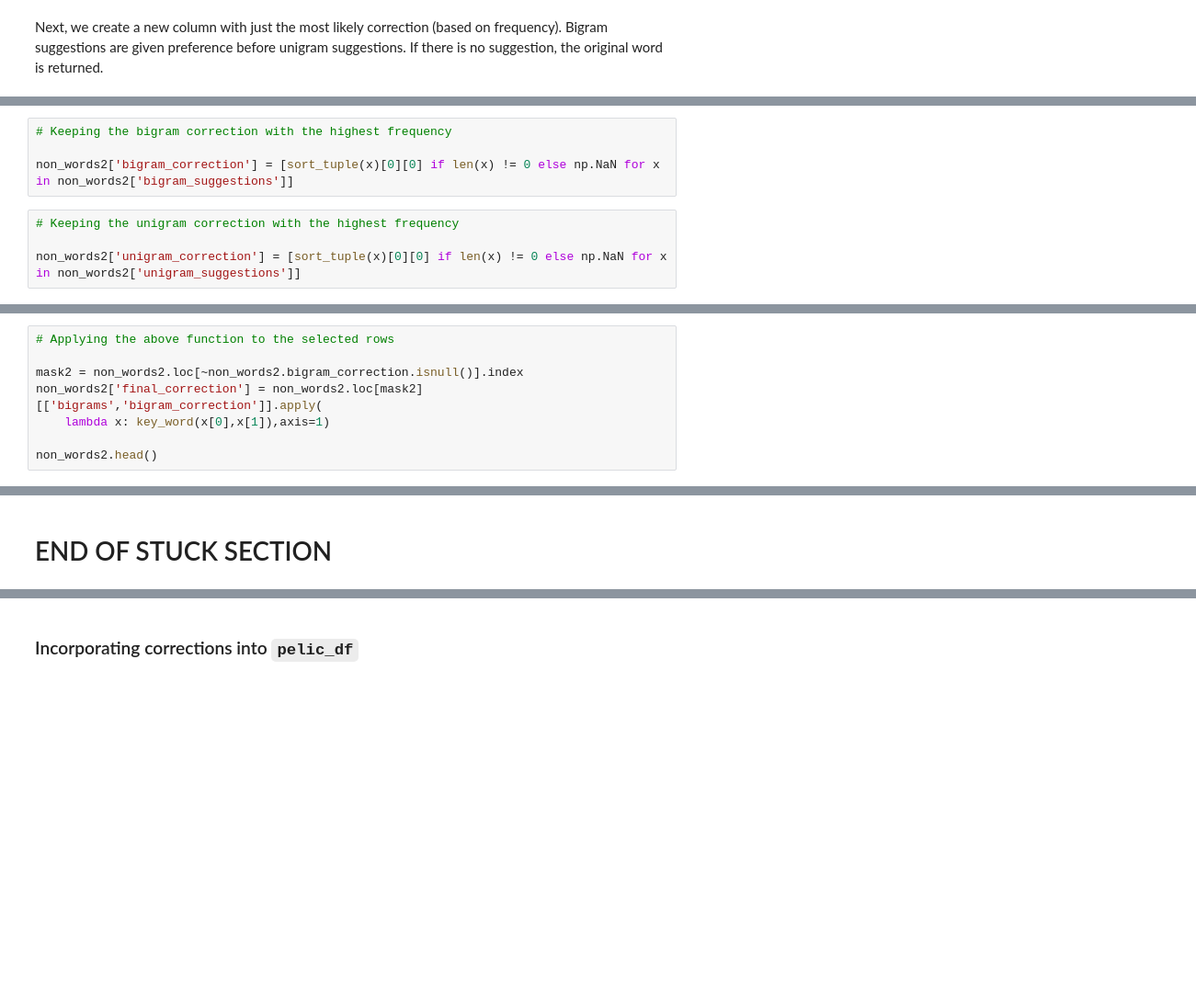
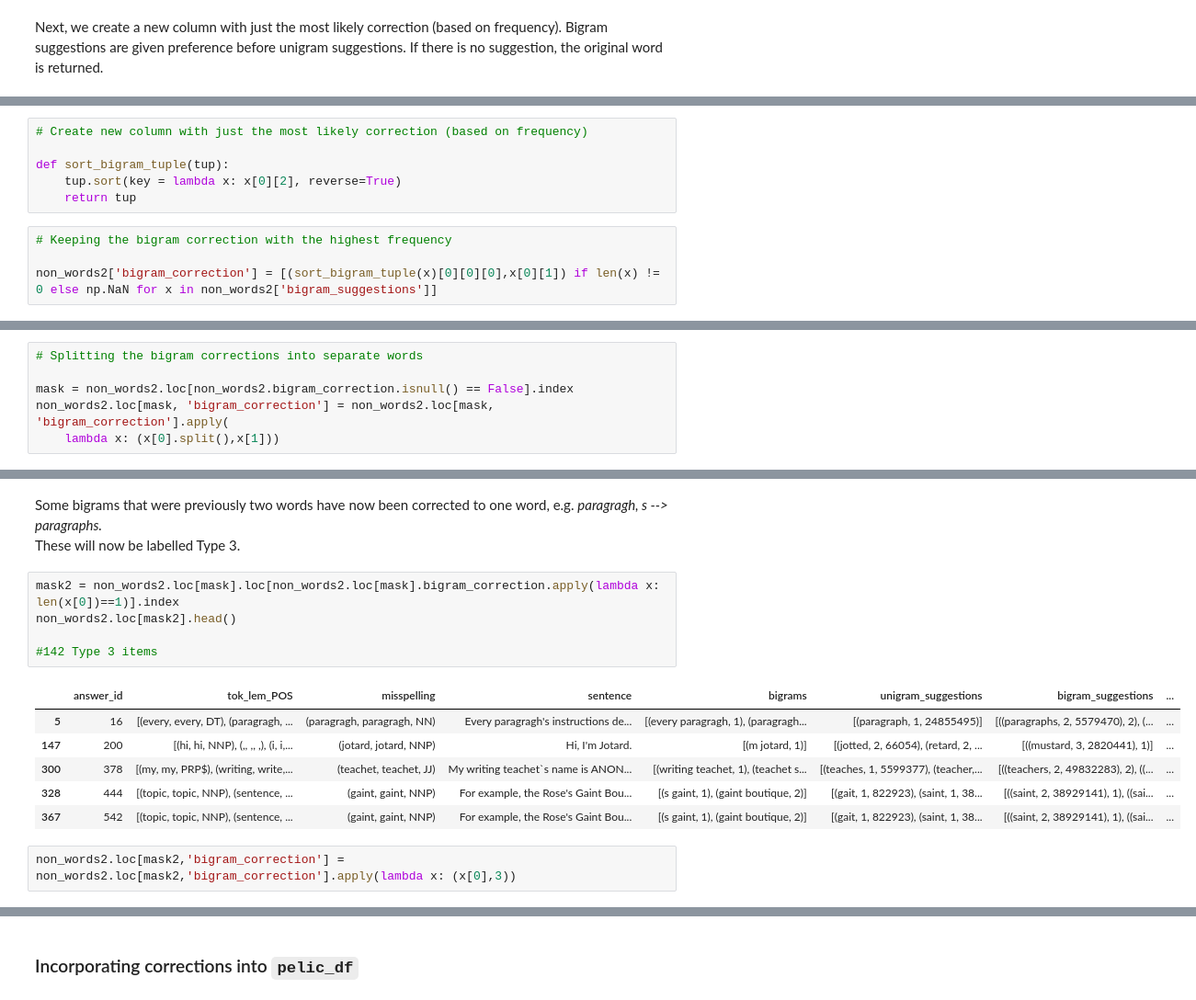
Before and after one commit to ELI-Data-Mining-Group/PELIC-spelling, a Jupyter notebook: PELIC_spelling.ipynb, the cells around one changed output, grey strips where cells are left out. Shown at 92% size. Drawn from its saved outputs; the diff is of its cells as text; blank space fills up the shorter version.

```diff
--- a/PELIC_spelling.ipynb
+++ b/PELIC_spelling.ipynb
@@ -851,8 +861,10 @@ def sort_tuple(tup):
+# %%
+# Create new column with just the most likely correction (based on frequency)
+
+def sort_bigram_tuple(tup):
+    tup.sort(key = lambda x: x[0][2], reverse=True)
+    return tup
 # %%
 # Keeping the bigram correction with the highest frequency
 
-non_words2['bigram_correction'] = [sort_tuple(x)[0][0] if len(x) != 0 else np.NaN for x in non_words2['bigram_suggestions']]
+non_words2['bigram_correction'] = [(sort_bigram_tuple(x)[0][0][0],x[0][1]) if len(x) != 0 else np.NaN for x in non_words2['bigram_suggestions']]
-# %%
-# Keeping the unigram correction with the highest frequency
-
-non_words2['unigram_correction'] = [sort_tuple(x)[0][0] if len(x) != 0 else np.NaN for x in non_words2['unigram_suggestions']]
@@ -872,8 +871,6 @@ def key_word(bigrams,bigram_correction):
 # %%
-# Applying the above function to the selected rows
+# Splitting the bigram corrections into separate words
 
-mask2 = non_words2.loc[~non_words2.bigram_correction.isnull()].index
-non_words2['final_correction'] = non_words2.loc[mask2][['bigrams','bigram_correction']].apply(
-    lambda x: key_word(x[0],x[1]),axis=1)
-
-non_words2.head()
+mask = non_words2.loc[non_words2.bigram_correction.isnull() == False].index
+non_words2.loc[mask, 'bigram_correction'] = non_words2.loc[mask, 'bigram_correction'].apply(
+    lambda x: (x[0].split(),x[1]))
@@ -924,2 +877,17 @@ pd.concat(g for _, g in non_words2.groupby("sentence") if len(g) > 1).loc[(non_w
-# %% [markdown]
-# END OF STUCK SECTION
+# %% [markdown]
+Some bigrams that were previously two words have now been corrected to one word, e.g. _paragragh, s --> paragraphs._
+These will now be labelled Type 3.
+# %%
+mask2 = non_words2.loc[mask].loc[non_words2.loc[mask].bigram_correction.apply(lambda x: len(x[0])==1)].index
+non_words2.loc[mask2].head()
+
+#142 Type 3 items
+# %% [output]
+|  | answer_id | tok_lem_POS | misspelling | sentence | bigrams | unigram_suggestions | bigram_suggestions | ... |
+| 5 | 16 | [(every, every, DT), (paragragh, ... | (paragragh, paragragh, NN) | Every paragragh's instructions de... | [(every paragragh, 1), (paragragh... | [(paragraph, 1, 24855495)] | [((paragraphs, 2, 5579470), 2), (... | ... |
+| 147 | 200 | [(hi, hi, NNP), (,, ,, ,), (i, i,... | (jotard, jotard, NNP) | Hi, I'm Jotard. | [(m jotard, 1)] | [(jotted, 2, 66054), (retard, 2, ... | [((mustard, 3, 2820441), 1)] | ... |
+| 300 | 378 | [(my, my, PRP$), (writing, write,... | (teachet, teachet, JJ) | My writing teachet`s name is ANON... | [(writing teachet, 1), (teachet s... | [(teaches, 1, 5599377), (teacher,... | [((teachers, 2, 49832283), 2), ((... | ... |
+| 328 | 444 | [(topic, topic, NNP), (sentence, ... | (gaint, gaint, NNP) | For example, the Rose's Gaint Bou... | [(s gaint, 1), (gaint boutique, 2)] | [(gait, 1, 822923), (saint, 1, 38... | [((saint, 2, 38929141), 1), ((sai... | ... |
+| 367 | 542 | [(topic, topic, NNP), (sentence, ... | (gaint, gaint, NNP) | For example, the Rose's Gaint Bou... | [(s gaint, 1), (gaint boutique, 2)] | [(gait, 1, 822923), (saint, 1, 38... | [((saint, 2, 38929141), 1), ((sai... | ... |
+# %%
+non_words2.loc[mask2,'bigram_correction'] = non_words2.loc[mask2,'bigram_correction'].apply(lambda x: (x[0],3))
```
Also changed, not shown: parts of 40 cells of this notebook, 2 other files.
